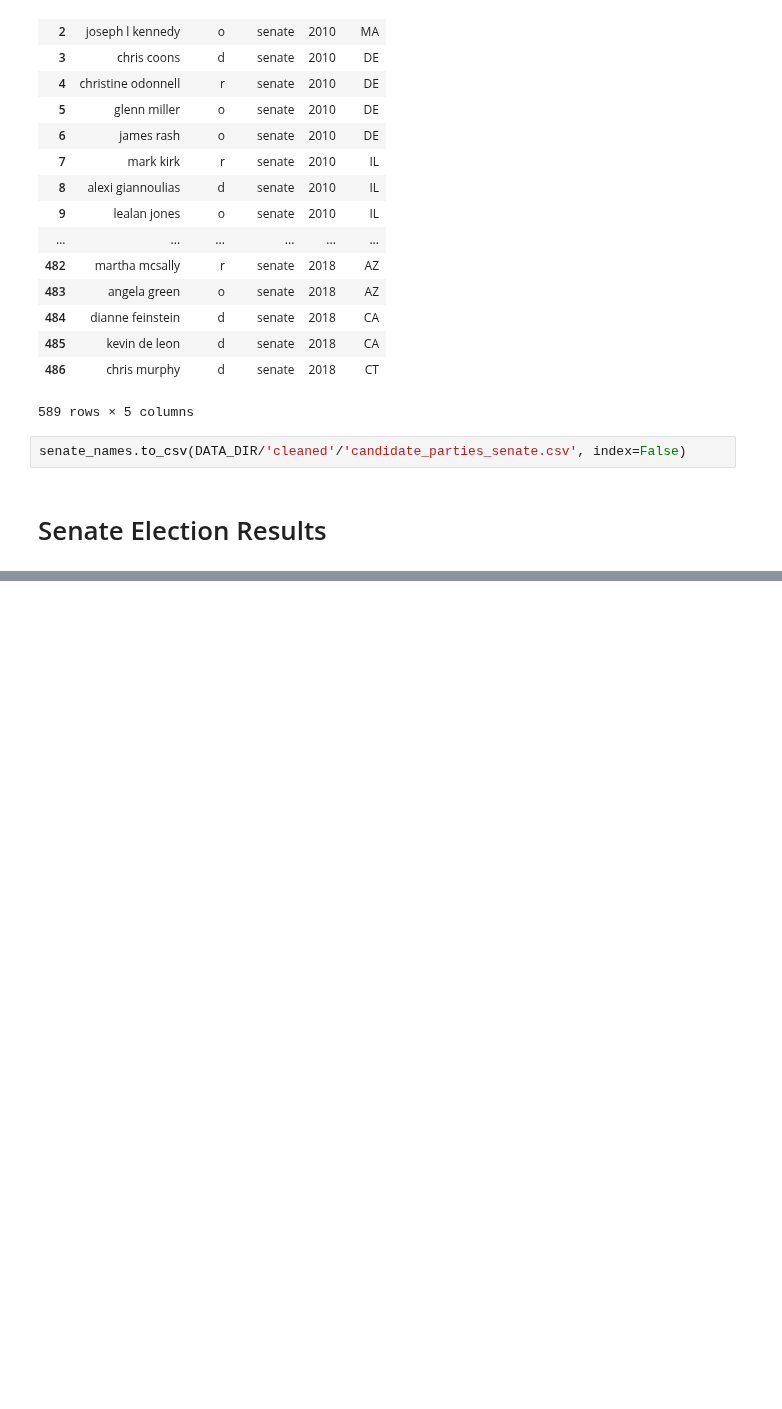
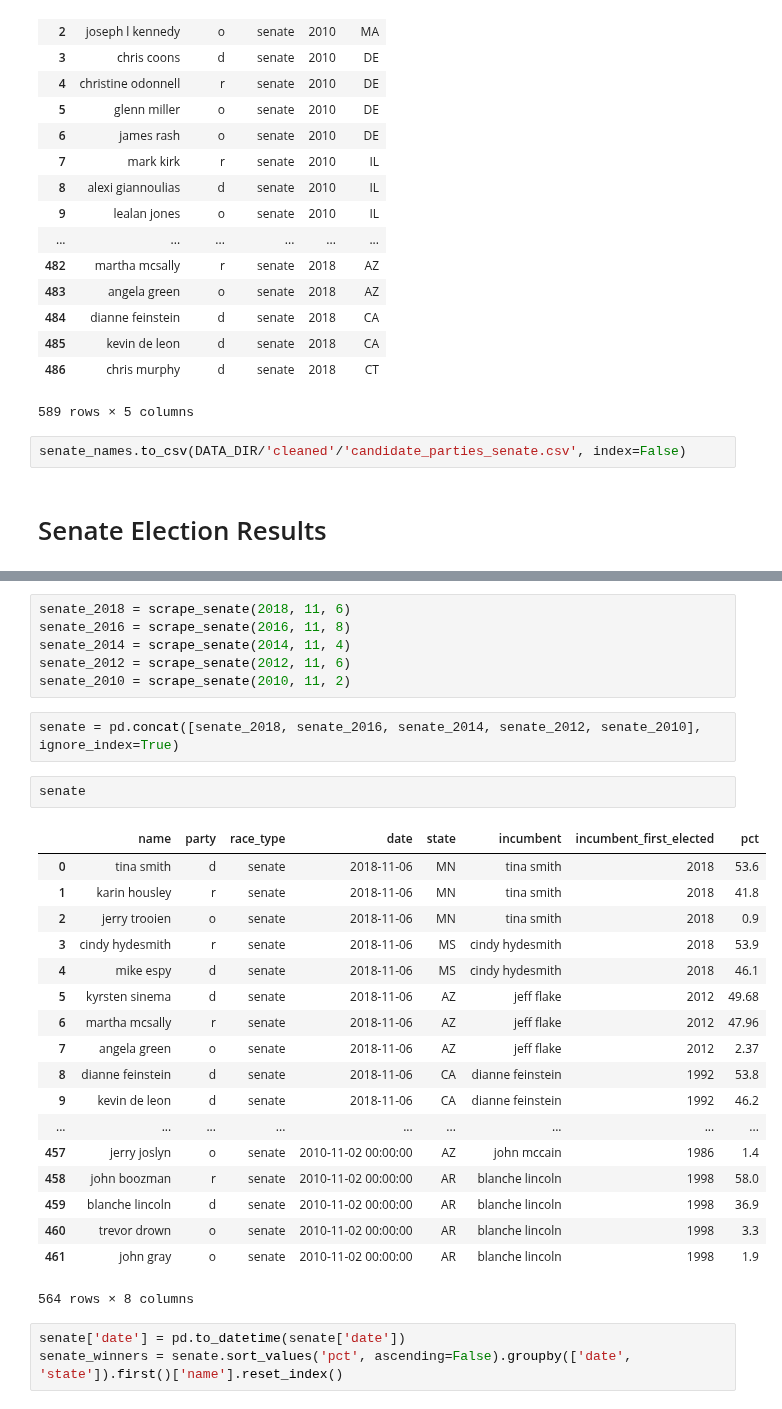
Before and after one commit to Nlorio/election-forecast, a Jupyter notebook: notebooks/1-preprocessing/new_scrape_senate.ipynb, the cells around one changed output, grey strips where cells are left out. Cells and saved outputs as stored; diff of their text form; blank space fills up the shorter version.

Commit message:
GRRR senate scrape done

```diff
--- a/notebooks/1-preprocessing/new_scrape_senate.ipynb
+++ b/notebooks/1-preprocessing/new_scrape_senate.ipynb
@@ -141,0 +216,32 @@ senate_names.to_csv(DATA_DIR/'cleaned'/'candidate_parties_senate.csv', index=Fal
+# %%
+senate_2018 = scrape_senate(2018, 11, 6)
+senate_2016 = scrape_senate(2016, 11, 8)
+senate_2014 = scrape_senate(2014, 11, 4)
+senate_2012 = scrape_senate(2012, 11, 6)
+senate_2010 = scrape_senate(2010, 11, 2)
+# %%
+senate = pd.concat([senate_2018, senate_2016, senate_2014, senate_2012, senate_2010], ignore_index=True)
+# %%
+senate
+# %% [output]
+|  | name | party | race_type | date | state | incumbent | incumbent_first_elected | pct |
+| 0 | tina smith | d | senate | 2018-11-06 | MN | tina smith | 2018 | 53.6 |
+| 1 | karin housley | r | senate | 2018-11-06 | MN | tina smith | 2018 | 41.8 |
+| 2 | jerry trooien | o | senate | 2018-11-06 | MN | tina smith | 2018 | 0.9 |
+| 3 | cindy hydesmith | r | senate | 2018-11-06 | MS | cindy hydesmith | 2018 | 53.9 |
+| 4 | mike espy | d | senate | 2018-11-06 | MS | cindy hydesmith | 2018 | 46.1 |
+| 5 | kyrsten sinema | d | senate | 2018-11-06 | AZ | jeff flake | 2012 | 49.68 |
+| 6 | martha mcsally | r | senate | 2018-11-06 | AZ | jeff flake | 2012 | 47.96 |
+| 7 | angela green | o | senate | 2018-11-06 | AZ | jeff flake | 2012 | 2.37 |
+| 8 | dianne feinstein | d | senate | 2018-11-06 | CA | dianne feinstein | 1992 | 53.8 |
+| 9 | kevin de leon | d | senate | 2018-11-06 | CA | dianne feinstein | 1992 | 46.2 |
+| ... | ... | ... | ... | ... | ... | ... | ... | ... |
+| 457 | jerry joslyn | o | senate | 2010-11-02 00:00:00 | AZ | john mccain | 1986 | 1.4 |
+| 458 | john boozman | r | senate | 2010-11-02 00:00:00 | AR | blanche lincoln | 1998 | 58.0 |
+| 459 | blanche lincoln | d | senate | 2010-11-02 00:00:00 | AR | blanche lincoln | 1998 | 36.9 |
+| 460 | trevor drown | o | senate | 2010-11-02 00:00:00 | AR | blanche lincoln | 1998 | 3.3 |
+| 461 | john gray | o | senate | 2010-11-02 00:00:00 | AR | blanche lincoln | 1998 | 1.9 |
+564 rows × 8 columns
+# %%
+senate['date'] = pd.to_datetime(senate['date'])
+senate_winners = senate.sort_values('pct', ascending=False).groupby(['date', 'state']).first()['name'].reset_index()
```
Also changed, not shown: parts of 7 cells of this notebook, 3 other files.
